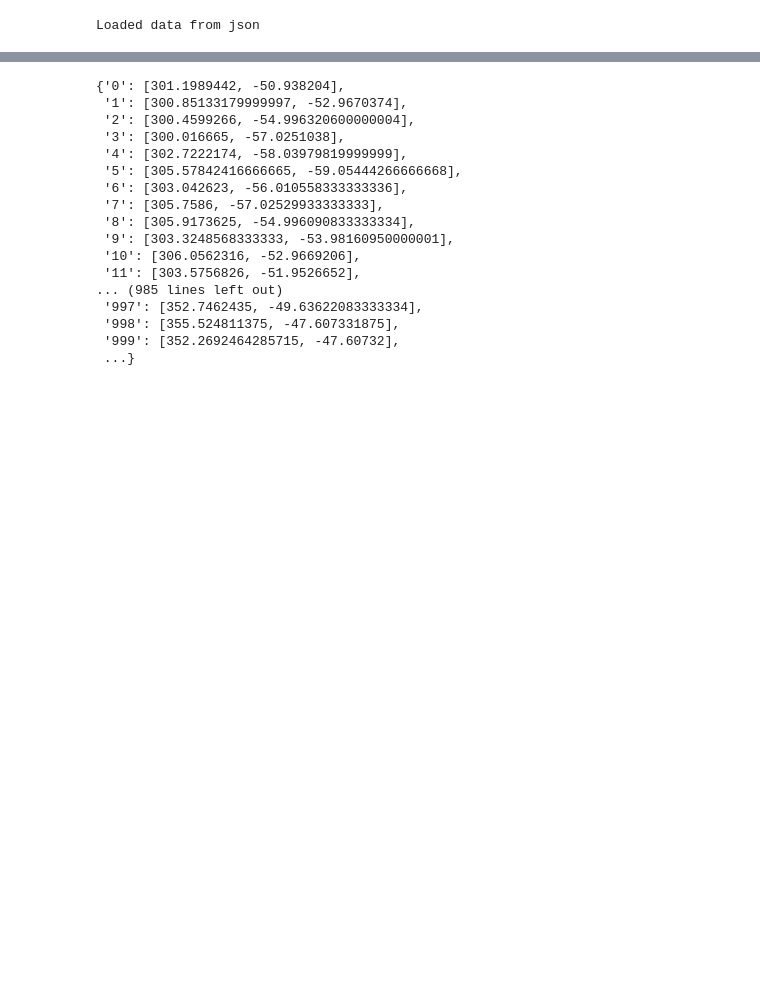
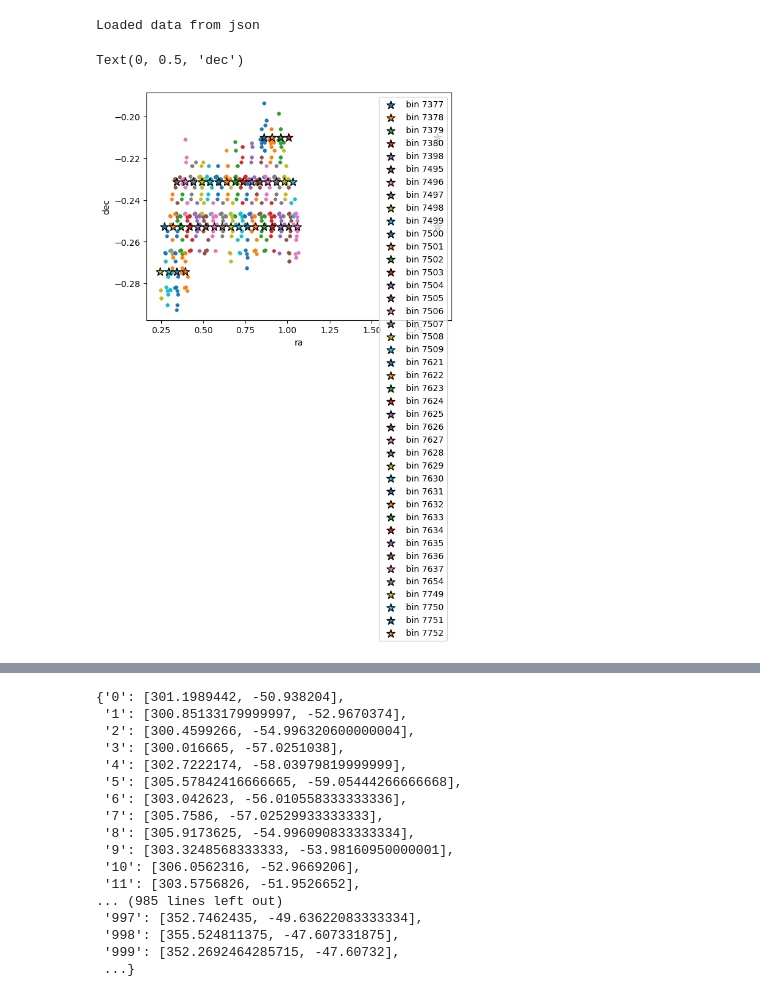
Before and after one commit to rachelhur/survey-ops, a Jupyter notebook: notebooks/save_field_and_bin_mappings.ipynb, the cells around one changed output, grey strips where cells are left out. Drawn from its saved outputs; the diff is of its cells as text; code cells hidden in the pictures; blank space fills up the shorter version.

Commit message:
update field and bin mappings (bug)

```diff
--- a/notebooks/save_field_and_bin_mappings.ipynb
+++ b/notebooks/save_field_and_bin_mappings.ipynb
@@ -205,4 +208,26 @@ field2nvisits = save_bin_and_field_mappings(
 Loaded data from json
 # %%
 with open('../data/field2radec.json', 'r') as f:
-    data = json.load(f)
+    field2radec = json.load(f)
+
+with open(f'../data/nside{nside}_bin2radec.json', 'r') as f:
+    bin2radec = json.load(f)
+
+with open(f'../data/nside{nside}_bin2fields_in_bin.json', 'r') as f:
+    bin2fields_in_bin = json.load(f)
+# %%
+for i, (bin_num, fields) in enumerate(bin2fields_in_bin.items()):
+    if i < 300:
+        continue
+    field_radecs = np.array([field2radec[str(field)] for field in fields])
+    bin_radec = np.array([bin2radec[bin_num][0], bin2radec[bin_num][1]])
+    plt.scatter(field_radecs[:, 0], field_radecs[:, 1], color=f'C{i}', s=10, alpha=.5)
+    plt.scatter(bin_radec[0], bin_radec[1], edgecolor='black', marker='*', s=100, color=f'C{i}', label='bin ' + bin_num)
+    if i > 340:
+        break
+plt.legend()
+plt.xlabel('ra')
+plt.ylabel('dec')
+# %% [output]
+Text(0, 0.5, 'dec')
+[figure, added]
```
Also changed, not shown: parts of 6 cells of this notebook, 7 other files.
